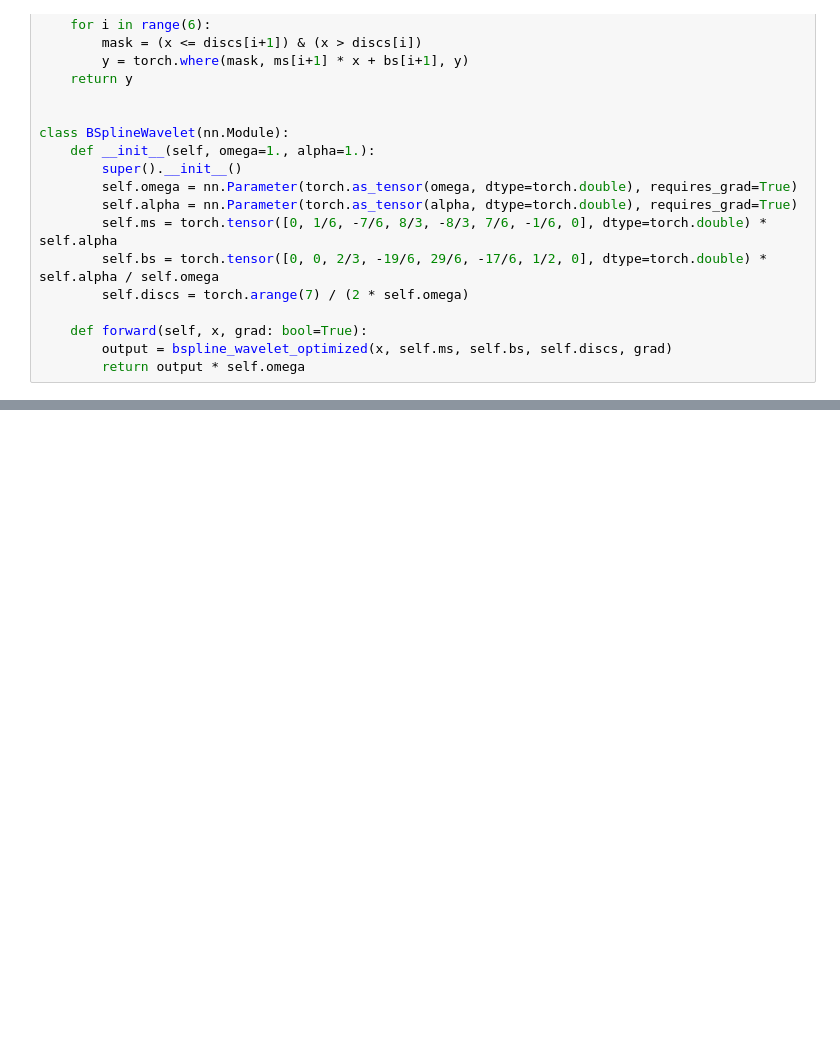
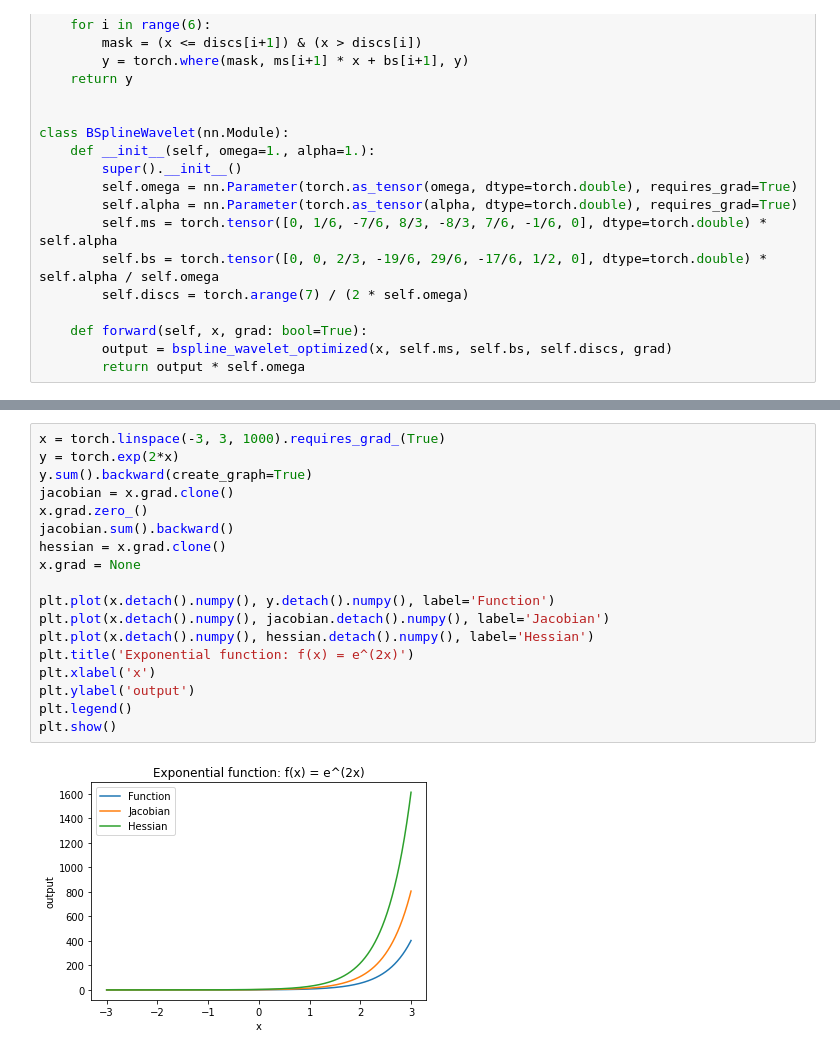
Before and after one commit to j93hahn/scratch, a Jupyter notebook: scratch/algos/bspline.ipynb, the cells around one changed output, grey strips where cells are left out. Saved outputs shown, nothing was run; the diff lists cells and outputs as text; blank space fills up the shorter version.

Commit message:
compute Hessian

```diff
--- a/scratch/algos/bspline.ipynb
+++ b/scratch/algos/bspline.ipynb
@@ -97 +128,21 @@ plt.show()
 [figure]
+# %%
+x = torch.linspace(-3, 3, 1000).requires_grad_(True)
+y = torch.exp(2*x)
+y.sum().backward(create_graph=True)
+jacobian = x.grad.clone()
+x.grad.zero_()
+jacobian.sum().backward()
+hessian = x.grad.clone()
+x.grad = None
+
+plt.plot(x.detach().numpy(), y.detach().numpy(), label='Function')
+plt.plot(x.detach().numpy(), jacobian.detach().numpy(), label='Jacobian')
+plt.plot(x.detach().numpy(), hessian.detach().numpy(), label='Hessian')
+plt.title('Exponential function: f(x) = e^(2x)')
+plt.xlabel('x')
+plt.ylabel('output')
+plt.legend()
+plt.show()
+# %% [output]
+[figure, added]
```
Also changed, not shown: parts of 2 cells of this notebook.
